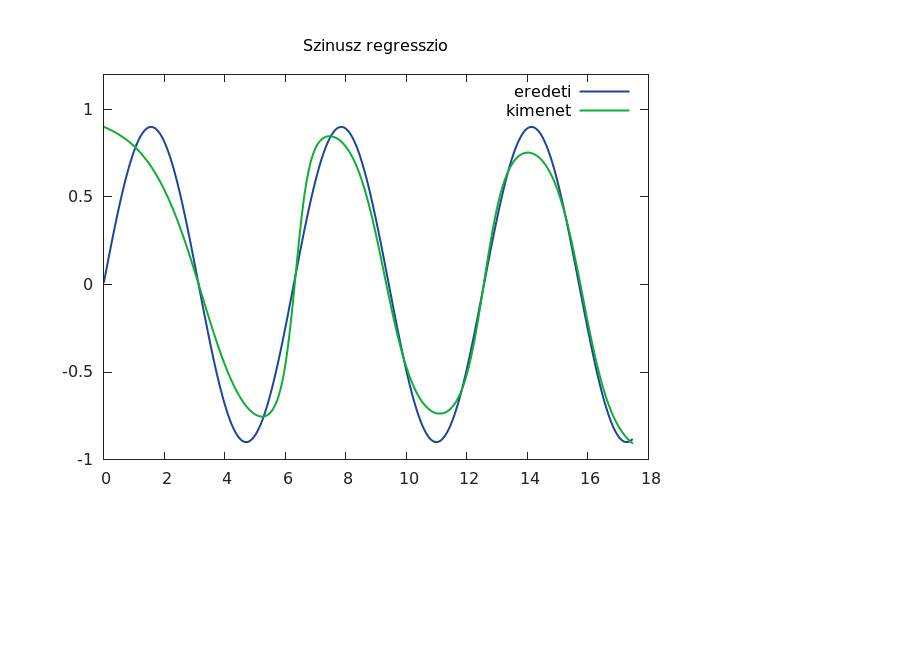
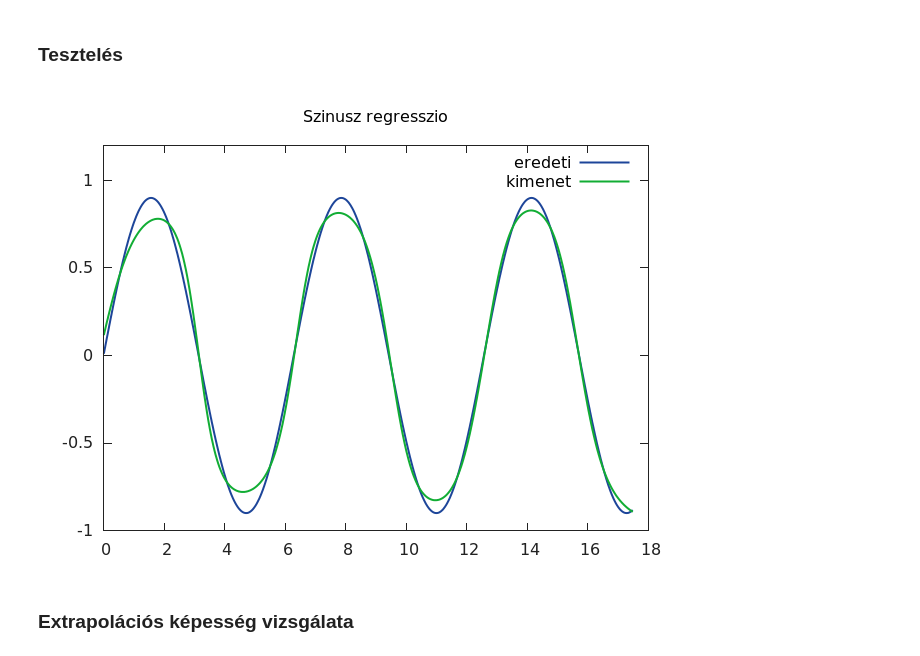
Before and after one commit to bvarga92/deeplearning, a Jupyter notebook: python/08.ipynb, the cells around one changed output. Saved outputs shown, nothing was run; the diff lists cells and outputs as text; code cells hidden in the pictures; blank space fills up the shorter version.

```diff
--- a/python/08.ipynb
+++ b/python/08.ipynb
@@ -116,0 +67,20 @@ Training done.
+# %%
+-- a tanito adatok
+data=genSin(1,1000,1000,true)
+-- a halo
+model=createModel(data:size(2)-1,{40,40},1)
+-- az optimalizacio parameterei
+criterion=nn.MSECriterion()
+epochs=500
+batchSize=200
+optPar={
+    learningRate=0.05,
+    weightDecay=1e-4,
+    momentum=0.9,
+    nesterov=false,
+    dampening=0,
+    learningRateDecay=0
+}
+-- tanitas
+if(batchSize>data:size(1)) then error() end
+trainModel(model,data,criterion,optPar)
@@ -117,35 +93,38 @@ Training done.
+# %% [markdown]
+### Tesztelés
 # %%
-function plotSin(test_data,pred,git)
-    local x1=data[{{},1}]:clone():mul(var):add(mean)
-    local y1=data[{{},-1}]
-    local x2=test_data[{{},1}]:clone():mul(var):add(mean)
+function plotSin(trainData,testData,pred,git)
+    local x1=trainData[{{},1}]:clone():mul(std):add(mean)
+    local y1=trainData[{{},-1}]
+    local x2=testData[{{},1}]:clone():mul(std):add(mean)
     local y2=pred:reshape(pred:size(1))
     if git then
         require "gnuplot"
         gnuplot.pngfigure("plot.png")
         gnuplot.plot({"eredeti",x1,y1,"-"},
                      {"kimenet",x2,y2,"-"})
         gnuplot.title("Szinusz regresszio")
         gnuplot.axis({"","","",math.max(y1:max(),y2:max())+0.3})
         gnuplot.plotflush()
         local t0=os.clock()
         while ((os.clock()-t0)<3) do end
         itorch.image("plot.png")
         os.remove("plot.png")
     else
         local plot=itorch.Plot()
         plot:line(x1,y1,"blue","eredeti")
         plot:line(x2,y2,"green","kimenet")
         plot:title("Szinusz regresszio")
         plot:legend(true)
         plot:draw()
     end
 end
 
-local test_data=genDataSin(1,1000,1000,false,true)
-local test_data=test_data:sort(1)
-local pred=model:forward(test_data[{{},{1,-2}}])
-plotSin(test_data,pred,GITHUB)
+local testData=genSin(1,1000,1000,false)
+local pred=model:forward(testData[{{},{1,-2}}])
+plotSin(data,testData,pred,GITHUB)
 # %% [output]
-[figure, old version]
+[figure, new version]
+# %% [markdown]
+### Extrapolációs képesség vizsgálata
 # %%
```
Also changed, not shown: parts of 12 cells of this notebook, 2 other files.
